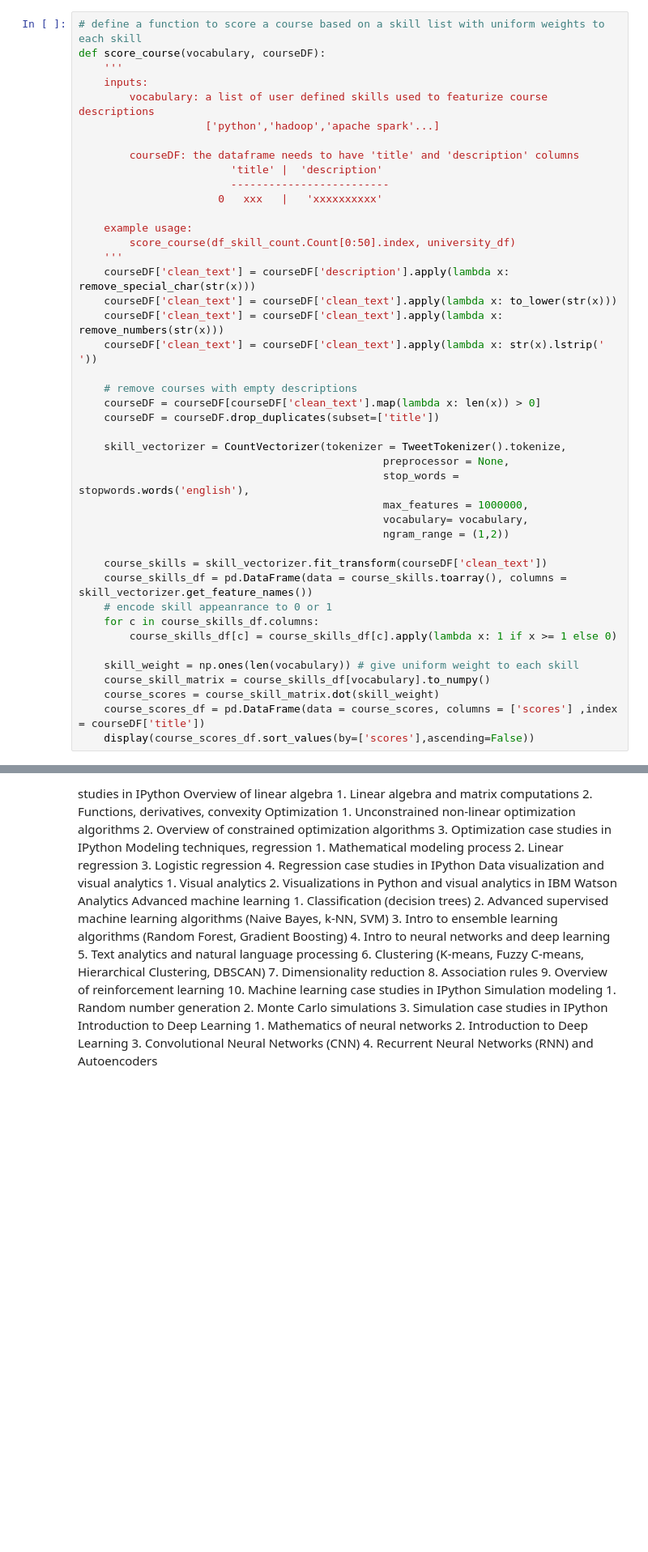
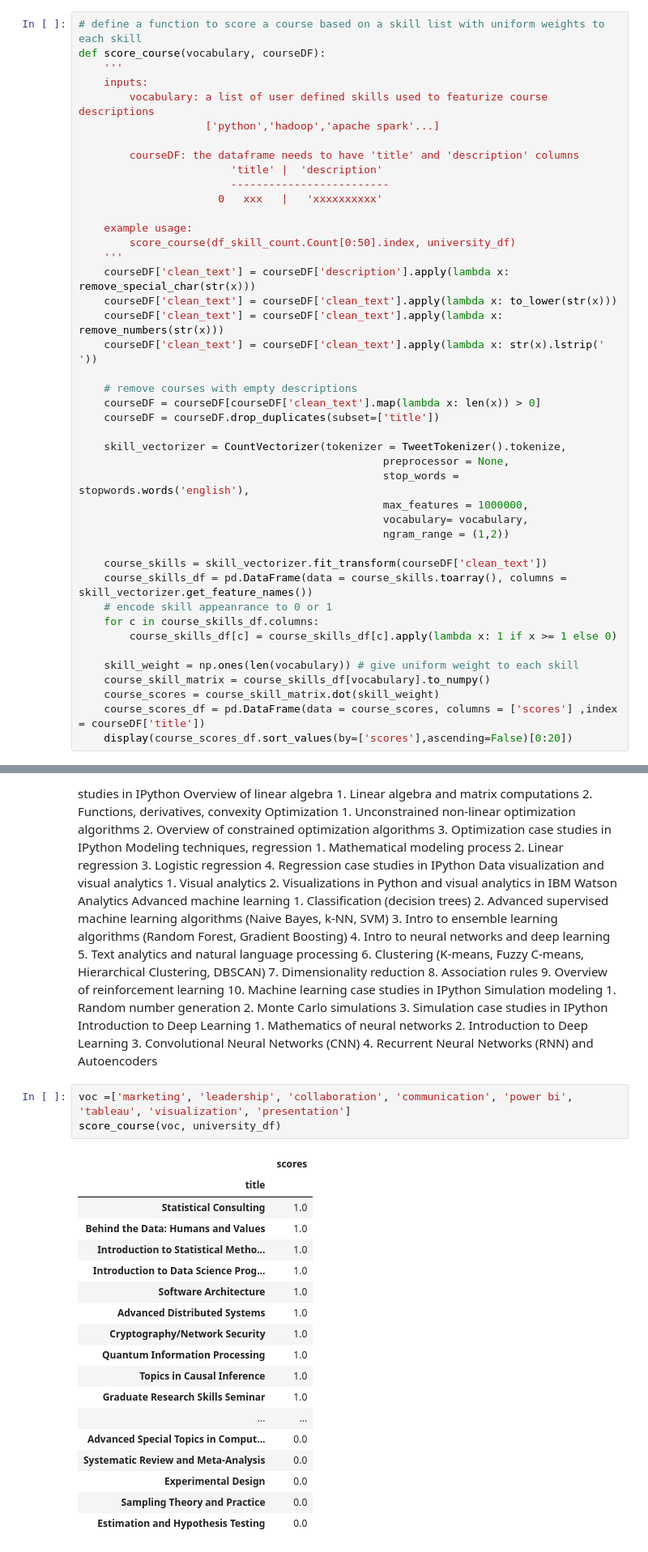
Before and after one commit to ruiqi777/Curriculum-Design, a Jupyter notebook: job_skills.ipynb, the cells around one changed output, grey strips where cells are left out. Shown: that part at 81% size. Drawn from its saved outputs; the diff is of its cells as text; blank space fills up the shorter version.

Commit message:
scored courses related to communication and statistics

```diff
--- a/job_skills.ipynb
+++ b/job_skills.ipynb
@@ -642,7 +642,7 @@ def score_course(vocabulary, courseDF):
     course_skill_matrix = course_skills_df[vocabulary].to_numpy()
     course_scores = course_skill_matrix.dot(skill_weight)
     course_scores_df = pd.DataFrame(data = course_scores, columns = ['scores'] ,index = courseDF['title'])
-    display(course_scores_df.sort_values(by=['scores'],ascending=False))
+    display(course_scores_df.sort_values(by=['scores'],ascending=False)[0:20])
 # %% [markdown]
 ## Part 1: MIE 1624 Course Curriculum Design
 # %% [markdown]
@@ -694,3 +694,25 @@ Introduction to Deep Learning
     2. Introduction to Deep Learning
     3. Convolutional Neural Networks (CNN)
     4. Recurrent Neural Networks (RNN) and Autoencoders
+# %%
+voc =['marketing', 'leadership', 'collaboration', 'communication', 'power bi', 'tableau', 'visualization', 'presentation']
+score_course(voc, university_df)
+# %% [output]
+|  | scores |
+| title |  |
+| Statistical Consulting | 1.0 |
+| Behind the Data: Humans and Values | 1.0 |
+| Introduction to Statistical Metho... | 1.0 |
+| Introduction to Data Science Prog... | 1.0 |
+| Software Architecture | 1.0 |
+| Advanced Distributed Systems | 1.0 |
+| Cryptography/Network Security | 1.0 |
+| Quantum Information Processing | 1.0 |
+| Topics in Causal Inference | 1.0 |
+| Graduate Research Skills Seminar | 1.0 |
+| ... | ... |
+| Advanced Special Topics in Comput... | 0.0 |
+| Systematic Review and Meta-Analysis | 0.0 |
+| Experimental Design | 0.0 |
+| Sampling Theory and Practice | 0.0 |
+| Estimation and Hypothesis Testing | 0.0 |
```
Also changed, not shown: parts of 1 cell of this notebook.
